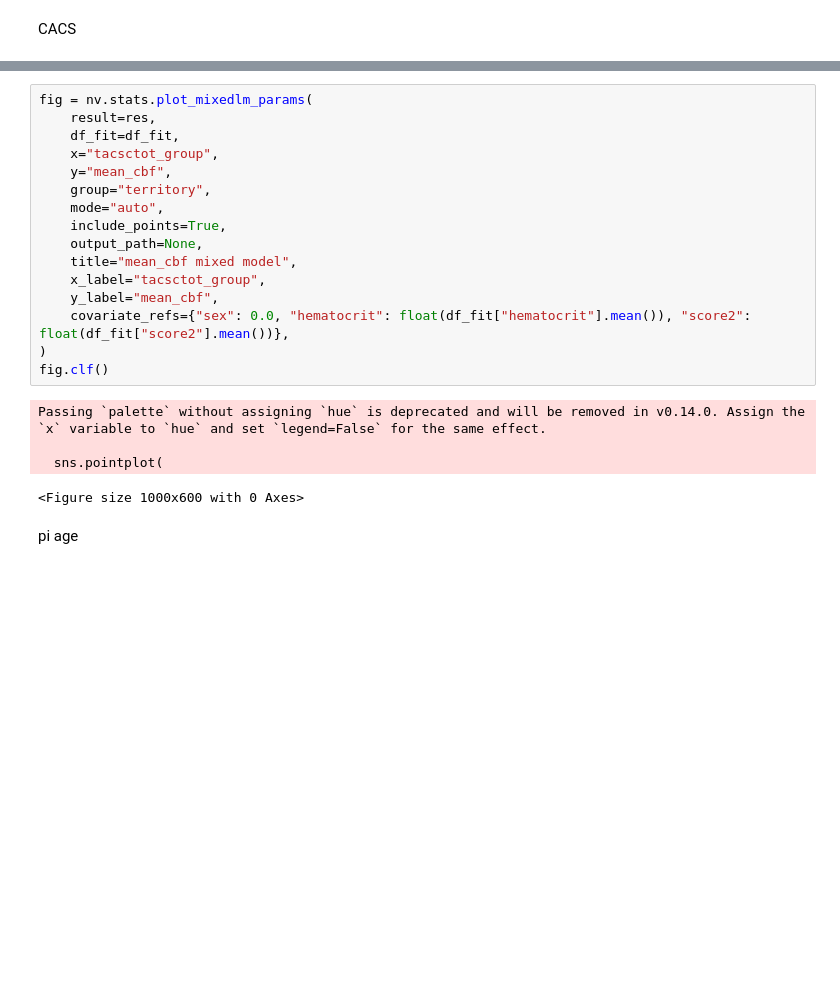
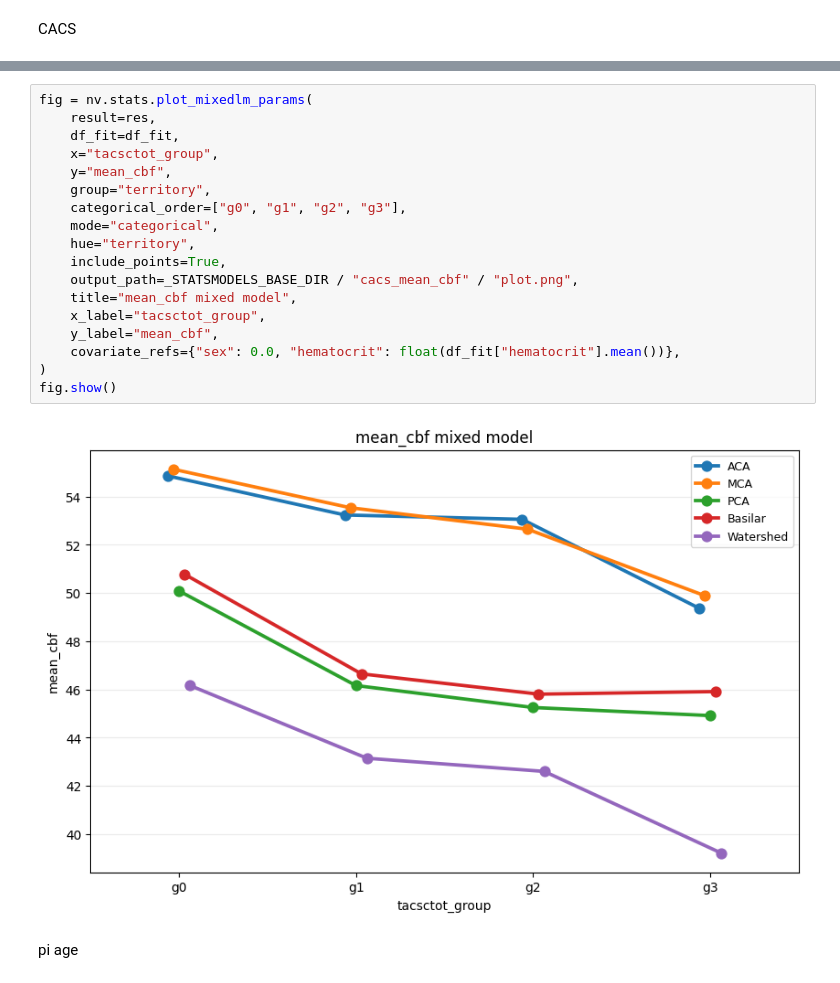
Before and after one commit to CNIC-Neuroimaging/Nvitk, a Jupyter notebook: notebooks/exploration/pesabrain-hemodynamic-modeling/exploration.ipynb, the cells around one changed output, grey strips where cells are left out. Cells and saved outputs as stored; diff of their text form; blank space fills up the shorter version.

```diff
--- a/notebooks/exploration/pesabrain-hemodynamic-modeling/exploration.ipynb
+++ b/notebooks/exploration/pesabrain-hemodynamic-modeling/exploration.ipynb
@@ -169,24 +175,23 @@ LinAlgError: Singular matrix
 # %%
 fig = nv.stats.plot_mixedlm_params(
     result=res,
     df_fit=df_fit,
     x="tacsctot_group",
     y="mean_cbf",
     group="territory",
-    mode="auto",
+    categorical_order=["g0", "g1", "g2", "g3"],
+    mode="categorical",
+    hue="territory",
     include_points=True,
-    output_path=None,
+    output_path=_STATSMODELS_BASE_DIR / "cacs_mean_cbf" / "plot.png",
     title="mean_cbf mixed model",
     x_label="tacsctot_group",
     y_label="mean_cbf",
-    covariate_refs={"sex": 0.0, "hematocrit": float(df_fit["hematocrit"].mean()), "score2": float(df_fit["score2"].mean())},
+    covariate_refs={"sex": 0.0, "hematocrit": float(df_fit["hematocrit"].mean())},
 )
-fig.clf()
+fig.show()
 # %% [output]
-Passing `palette` without assigning `hue` is deprecated and will be removed in v0.14.0. Assign the `x` variable to `hue` and set `legend=False` for the same effect.
-
-  sns.pointplot(
-<Figure size 1000x600 with 0 Axes>
+[figure, added]
 # %% [markdown]
 pi age
 # %%
```
Also changed, not shown: parts of 9 cells of this notebook, 2 other files.
